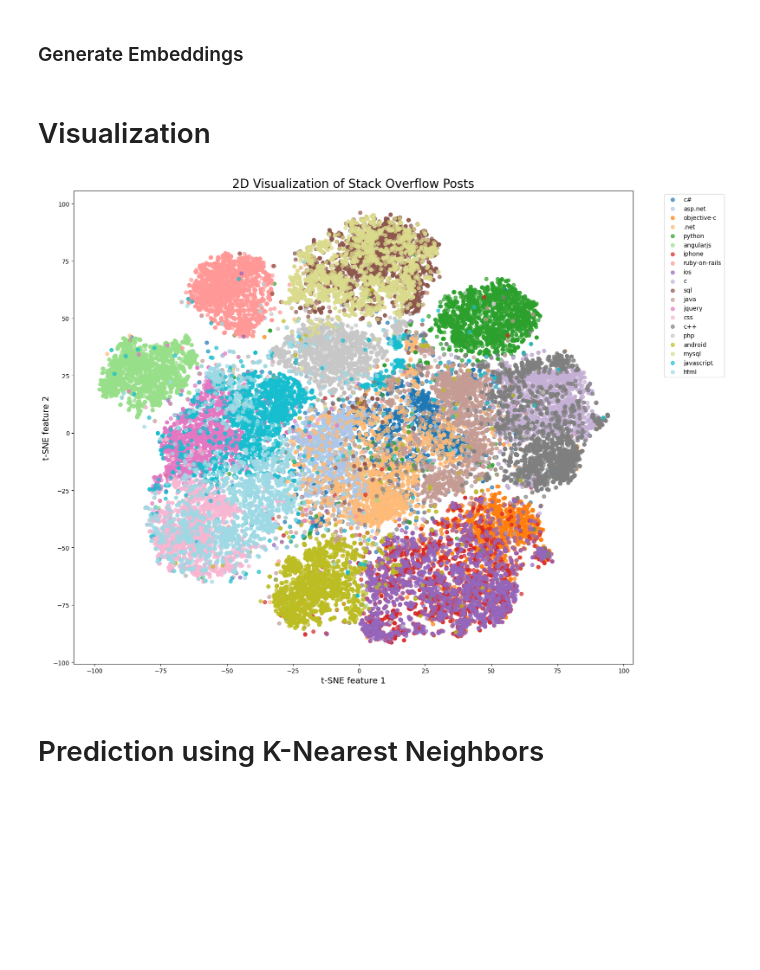
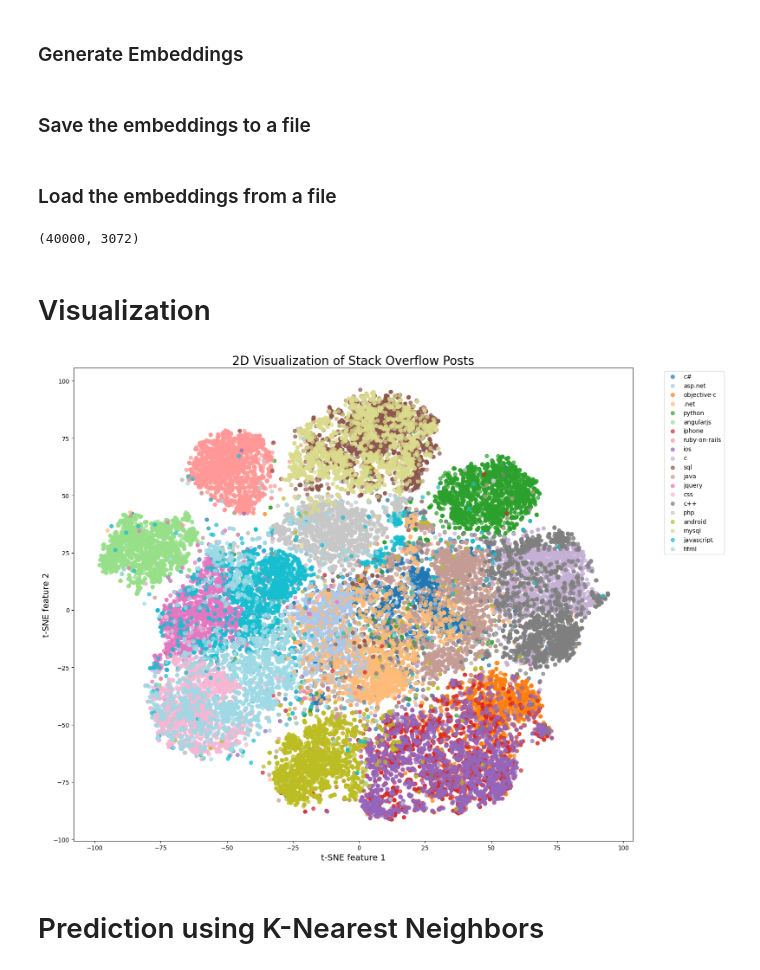
Before and after one commit to SuperMuel/stakoverflow-text-mining, a Jupyter notebook: embed_and_predict.ipynb, the cells around one changed output. Saved outputs shown, nothing was run; the diff lists cells and outputs as text; code cells hidden in the pictures; blank space fills up the shorter version.

Commit message:
Store embeddings as numpy array

```diff
--- a/embed_and_predict.ipynb
+++ b/embed_and_predict.ipynb
@@ -39,10 +38,0 @@ embeddings = OpenAIEmbeddings(
-# %%
-def get_embedding(texts:list[str]):
-    return embeddings.embed_documents(texts)
-
-
-texts = df['post'].tolist()
-
-embeddings = get_embedding(texts)
-
-df['embedding'] = embeddings
@@ -51,0 +58,3 @@ df['embedding'] = embeddings
+# %% [markdown]
+
+### Save the embeddings to a file
@@ -52,3 +63,12 @@ df['embedding'] = embeddings
+# %% [markdown]
+
+### Load the embeddings from a file
+# %%
+embedding_matrix = np.load('embedding_matrix.npy')
+
+embedding_matrix.shape
+# %% [output]
+(40000, 3072)
 # %% [markdown]
 # Visualization
 # %%
@@ -56,40 +76,38 @@ import numpy as np
 from sklearn.manifold import TSNE
 import matplotlib.pyplot as plt
 
-# Convert embeddings to a numpy array
-embedding_array = np.array(df['embedding'].tolist())
 
 # Apply t-SNE
 tsne = TSNE(n_components=2, random_state=42)
-tsne_results = tsne.fit_transform(embedding_array)
+tsne_results = tsne.fit_transform(embedding_matrix)
 
 # Create a scatter plot
 plt.figure(figsize=(16, 12))
 
 # Get unique tags and assign colors
 unique_tags = df['tags'].unique()
 colors = plt.cm.tab20(np.linspace(0, 1, len(unique_tags)))
 
 # Plot each tag separately
 for i, tag in enumerate(unique_tags):
     mask = df['tags'] == tag
     plt.scatter(tsne_results[mask, 0], tsne_results[mask, 1], c=[colors[i]], label=tag, alpha=0.7)
 
 # Add labels and title
 plt.title('2D Visualization of Stack Overflow Posts', fontsize=20)
 plt.xlabel('t-SNE feature 1', fontsize=14)
 plt.ylabel('t-SNE feature 2', fontsize=14)
 
 # Add legend
 plt.legend(bbox_to_anchor=(1.05, 1), loc='upper left', fontsize=10)
 
 # Adjust layout to prevent cutting off the legend
 plt.tight_layout()
 
 # Show the plot
 plt.show()
 # %% [output]
-[figure, old version]
+[figure, new version]
 # %% [markdown]
 # Prediction using K-Nearest Neighbors
 # %%
```
Also changed, not shown: parts of 7 cells of this notebook.
